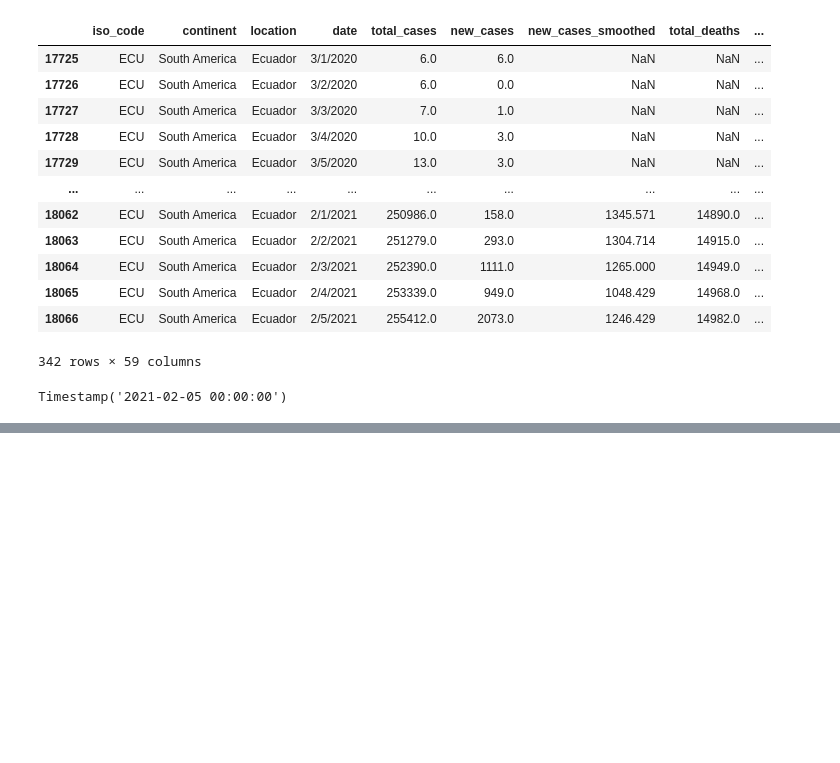
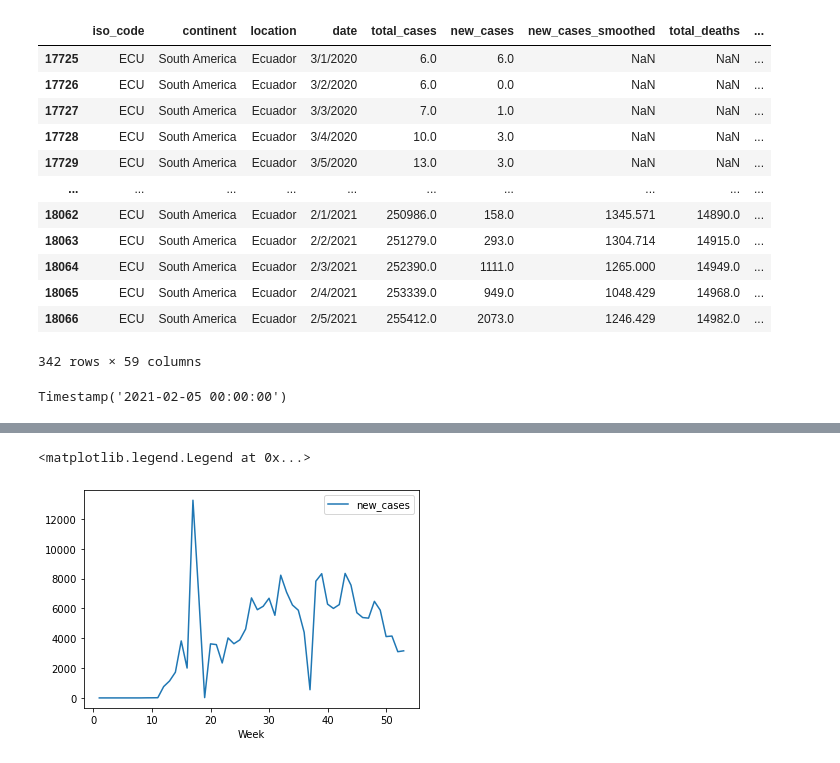
Before and after one commit to RafaelGFernandez01/first_project-, a Jupyter notebook: first-project .ipynb, the cells around one changed output, grey strips where cells are left out. Cells and saved outputs as stored; diff of their text form; code cells hidden in the pictures; blank space fills up the shorter version.

```diff
--- a/first-project .ipynb
+++ b/first-project .ipynb
@@ -39,0 +71,5 @@ df
+# %%
+# Merging data frames into a single dataset
+
+imports_df = pd.concat([file_one_df, file_two_df], axis=0)
+imports_df = pd.concat([imports_df, file_three_df], axis=0)
@@ -61,4 +117,6 @@ Week
 53     714922.21
 Name: U$ CFR Tot, dtype: float64
 # %%
-sums=df.groupby('Week',as_index=False)[['U$ CFR Tot','Qty']].sum()
+# Preparing a new data frame to merge with Covid-19 data
+
+total_imports_df=imports_df.groupby('Week',as_index=False)[['U$ CFR Tot','Qty']].sum()
@@ -156,0 +172,17 @@ Name: total_cases, Length: 66967, dtype: float64>
+# %%
+covid_data_df['date']=pd.to_datetime(covid_data_df['date'])
+covid_data_df['Week']=covid_data_df['date'].dt.week
+covid_data_df['Year']=covid_data_df['date'].dt.year
+
+# only 2020
+covid_data_df = covid_data_df[covid_data_df["Year"] == 2020]
+
+# only Ecuador
+covid_data_df = covid_data_df[covid_data_df["location"] == "Ecuador"]
+
+
+# covid_data_df.head(20)
+# covid_data_df.groupby('Week')['new_cases'].sum()
+
+total_covid_df=covid_data_df.groupby('Week',as_index=False)[['new_cases']].sum()
+total_covid_df.head(53)
@@ -156,0 +207,14 @@ Name: total_cases, Length: 66967, dtype: float64>
+# %%
+#total_unified_df
+
+# total_imports_df.merge(total_covid_df, how="outer", on='Week')
+
+total_unified_df=pd.merge(
+    total_imports_df,
+    total_covid_df,
+    how="outer",
+    on="Week"
+)
+
+total_unified_df = total_unified_df.fillna(0)
+total_unified_df.head()
@@ -156,0 +228,5 @@ Name: total_cases, Length: 66967, dtype: float64>
+# %%
+total_unified_df.plot.line(x='Week', y='new_cases')
+# %% [output]
+<matplotlib.legend.Legend at 0x...>
+[figure, added]
```
Also changed, not shown: parts of 27 cells of this notebook.
